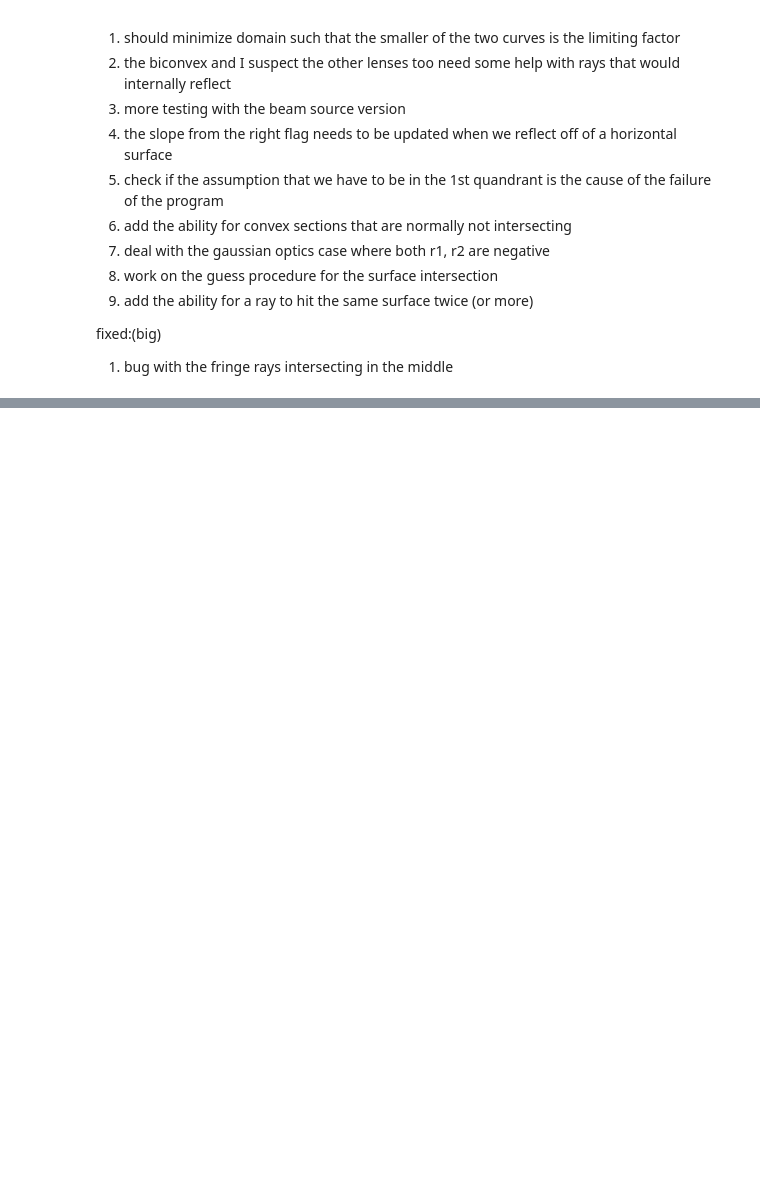
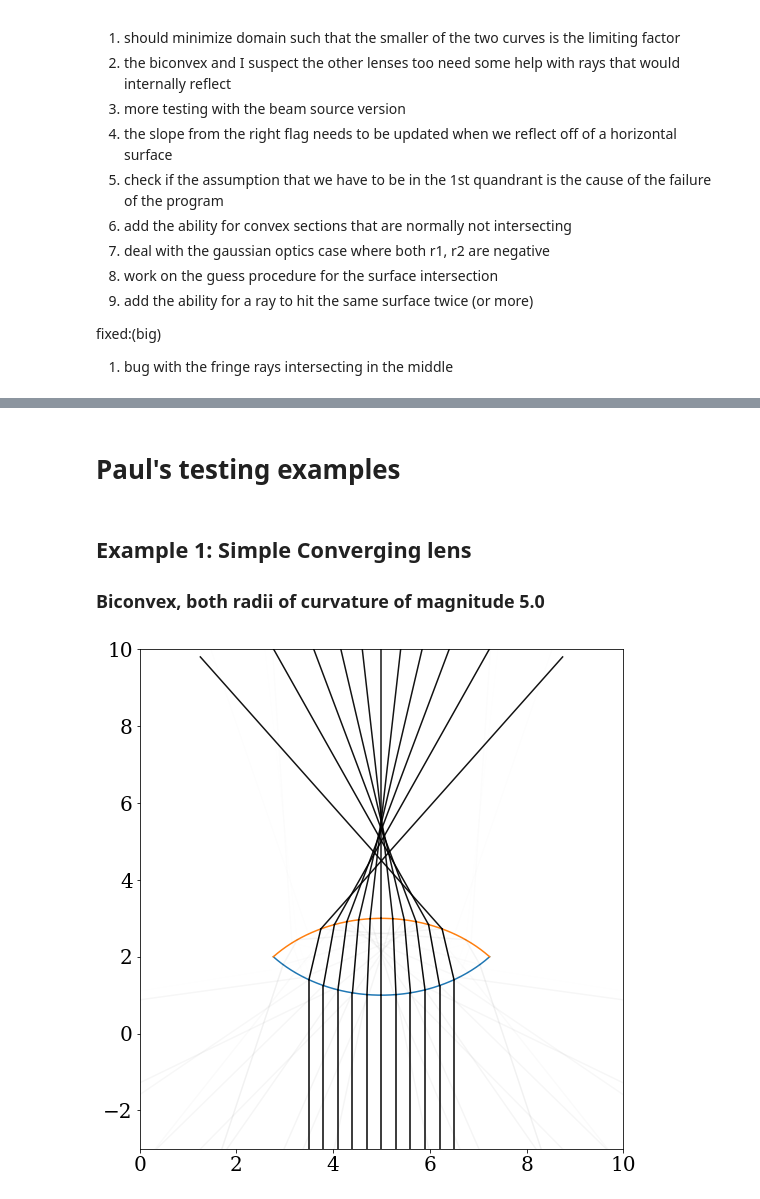
Before and after one commit to tyler-nelson/opticsProject, a Jupyter notebook: opticsTesterNotebook.ipynb, the cells around one changed output, grey strips where cells are left out. Cells and saved outputs as stored; diff of their text form; code cells hidden in the pictures; blank space fills up the shorter version.

Commit message:
Added first commented sample image

```diff
--- a/opticsTesterNotebook.ipynb
+++ b/opticsTesterNotebook.ipynb
@@ -1389,3 +1399,37 @@ plt.show()
+# %% [markdown]
+# Paul's testing examples
+# %% [markdown]
+## Example 1: Simple Converging lens
+### Biconvex, both radii of curvature of magnitude 5.0
+# %%
+## Comments: The code will always put the lens in the first quadrant; it adjusts the position
+## depending on the size of the lens created. The Lens.predefined fuction has inputs that
+## allow x and y offsets.
+# Define indices of refraction for the medium and the lens as a function of wavelength
+# (for a constant index of refraction, define the function to be a constant)
+indexOfMedium = lambda x: 1.0   # index of refraction of the medium
+indexOfLens = lambda x: 1.5     # index of refraction of the lens
+
+# Now define a lens:
+myConvergingLens = Lens.predefined("biconvex", nFunction = indexOfLens,
+                                   xOffSet = 0, yOffSet = -1)
+# Define a list of rays to hit the lens:
+myRayList = RayGenerator.beam_source(3.5,-3,6.5,-3,11).theRayList
+
+# this line defines the parameters to compute for the optical system
+myLens = driver(indexOfMedium, listOfRays=myRayList,listOfLenses=[myConvergingLens])
+# the following line computes the path all the rays take through the system:
+myLens.rayFunc()
+# now create a figure and use the driver class to plot everything:
+fig = plt.figure()
+myLens.plotter(fig)
+plt.ylim(-3,10)
+plt.xlim(0,10)
+plt.legend()
+plt.tight_layout()
+plt.show()
+# %% [output]
+[figure, added]
 # %%
 #print(ray.unitVectorHistory)
 # %%
```
Also changed, not shown: parts of 5 cells of this notebook.
